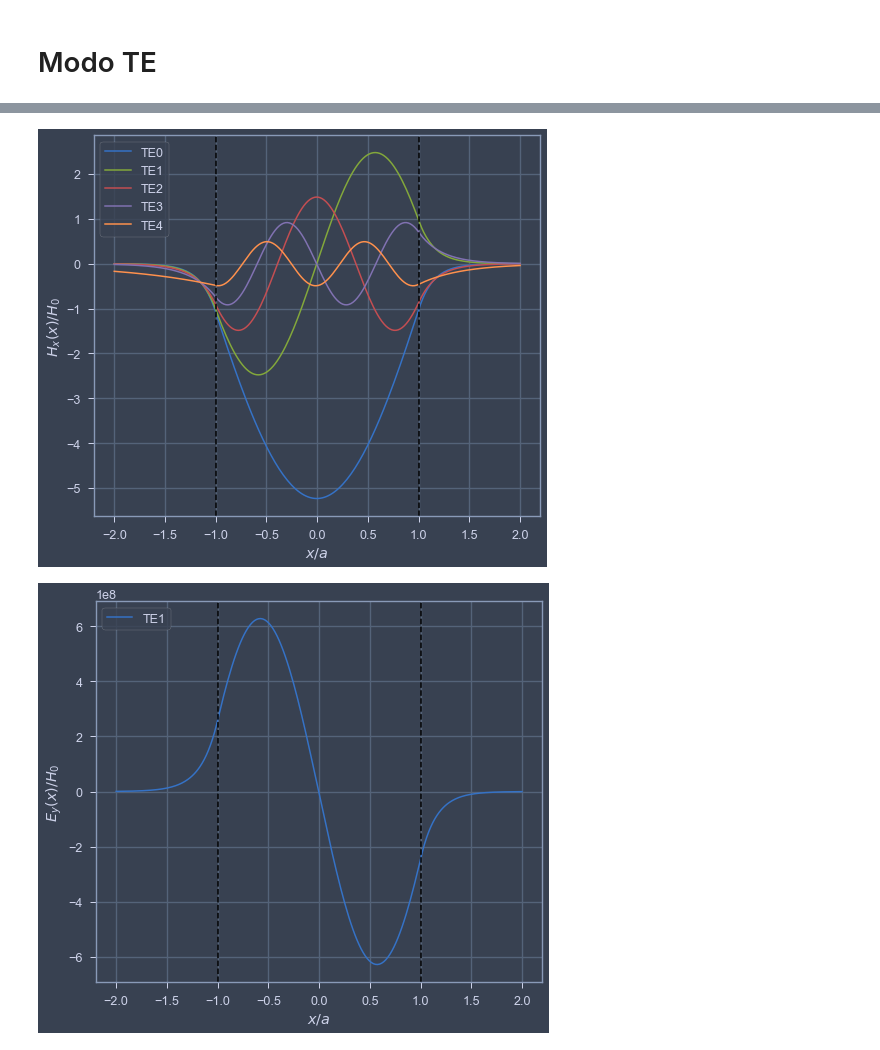
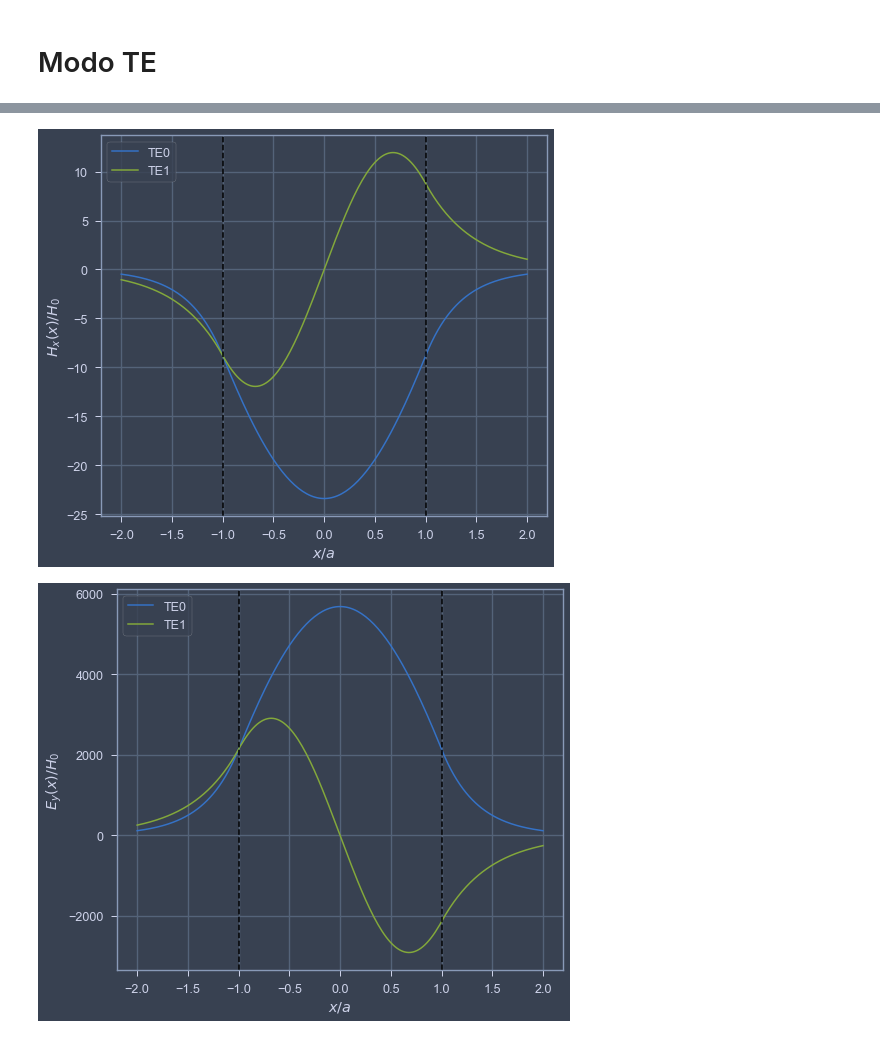
Before and after one commit to LucasLobo7/PhotonicIntegratedCircuits, a Jupyter notebook: jupyter/TE.ipynb, the cells around one changed output, grey strips where cells are left out. Saved outputs shown, nothing was run; the diff lists cells and outputs as text; code cells hidden in the pictures.

```diff
--- a/jupyter/TE.ipynb
+++ b/jupyter/TE.ipynb
@@ -24,6 +26,8 @@ Vm = []
 for m in range(nm):
   V = 1/(2*np.sqrt(1-b))*(m*np.pi + np.arctan(np.sqrt((b+sigma)/(1-b))) + np.arctan(np.sqrt((b)/(1-b))))
   Vm.append(V)
+  beta = np.sqrt(b*k0**2*(nf**2-ns**2)+k0**2*ns**2)
+  neff = beta/k0
   plt.plot(V, b, linewidth = 2, label = 'TE$_{%d}$' %(m))
 
 plt.axvline(Vescolhido,label = "V",color="pink",ls='--')
@@ -51,7 +55,6 @@ for m in range(nm):
     v[m] = 0
     w[m] = R*np.sqrt(sigma)
     while(np.absolute(u1[m]-u[m])>tol):
-        treco = treco + 1
         u[m] = u1[m]
         F = m*pi/2 + np.arctan(v[m]/u[m])/2 + np.arctan(w[m]/u[m])/2
         u1[m] = r*F + (1-r)*u[m]
@@ -99,7 +98,7 @@ for m in range(nm):
     Hzf = H1*np.sin(kf[m]*xf + phi[m])
     Hzc = H1*np.sin(kf[m]*a + phi[m])*np.exp(-alphac[m]*(xc-a))
     Hzs = -H1*np.sin(kf[m]*a - phi[m])*np.exp(alphas[m]*(xs+a))
-    if m > 2:
+    if m < 2:
         plt.plot(np.concatenate([xs,xf,xc])/a,np.concatenate([Hzs,Hzf,Hzc]),label = 'TE{0}'.format(m))
 plt.axvline(1,color='black',ls='--')
 plt.axvline(-1,color='black',ls='--')
@@ -125,7 +124,7 @@ for m in range(nm):
     Hxf = -beta[m]*H1*np.cos(kf[m]*xf + phi[m])/kf[m] #*j
     Hxc =-beta[m]*H1*np.sin(kf[m]*a + phi[m])*np.exp(-alphac[m]*(xc-a))/alphac[m] #*j
     Hxs = -beta[m]*H1*np.sin(kf[m]*a - phi[m])*np.exp(alphas[m]*(xs+a))/alphas[m] #*j
-    if m < 10:
+    if m < 2:
         plt.plot(np.concatenate([xs,xf,xc])/a,np.concatenate([Hxs,Hxf,Hxc]),label = 'TE{0}'.format(m))
 plt.axvline(1,color='black',ls='--')
 plt.axvline(-1,color='black',ls='--')
@@ -133,33 +132,33 @@ plt.legend(loc = 'upper left')
 plt.xlabel(r'$\it{x/a}$')
 plt.ylabel(r'$\it{H_x(x)/H_0}$');
 # %% [output]
-[figure, old version]
+[figure, new version]
 # %%
 #plot Ey (valores muito altos????)
-
+nte = omega*u0/beta
 H1 = 1
 xs = np.linspace(-2*a,-a,num = 100)
 xf = np.linspace(-a,a,num = 100)
 xc = np.linspace(a,2*a,num = 100)
 cores = ['b','g','r','c','m','y','w']
 
 Eyf = np.zeros(nm)
 Eyc = np.zeros(nm)
 Eys = np.zeros(nm)
 
 for m in range(nm):
-    Eyf = omega*u[m]*H1*np.cos(kf[m]*xf + phi[m])/kf[m] #*j
-    Eyc =omega*u[m]*H1*np.sin(kf[m]*a + phi[m])*np.exp(-alphac[m]*(xc-a))/alphac[m] #*j
-    Eys = omega*u[m]*H1*np.sin(kf[m]*a - phi[m])*np.exp(alphas[m]*(xs+a))/alphas[m] #*j
-    if m == 1:
+    Eyf = nte[m]*beta[m]*H1*np.cos(kf[m]*xf + phi[m])/kf[m] #*j
+    Eyc = nte[m]*beta[m]*H1*np.sin(kf[m]*a + phi[m])*np.exp(-alphac[m]*(xc-a))/alphac[m] #*j
+    Eys = nte[m]*beta[m]*H1*np.sin(kf[m]*a - phi[m])*np.exp(alphas[m]*(xs+a))/alphas[m] #*j
+    if m <2:
         plt.plot(np.concatenate([xs,xf,xc])/a,np.concatenate([Eys,Eyf,Eyc]),label = 'TE{0}'.format(m))
 plt.axvline(1,color='black',ls='--')
 plt.axvline(-1,color='black',ls='--')
 plt.legend(loc = 'upper left')
 plt.xlabel(r'$\it{x/a}$')
 plt.ylabel(r'$\it{E_y(x)/H_0}$');
 # %% [output]
-[figure, old version]
+[figure, new version]
 # %%
 Facoplamento = np.zeros(nm)
 for m in range(nm):
```
Also changed, not shown: parts of 6 cells of this notebook, 5 other files.
